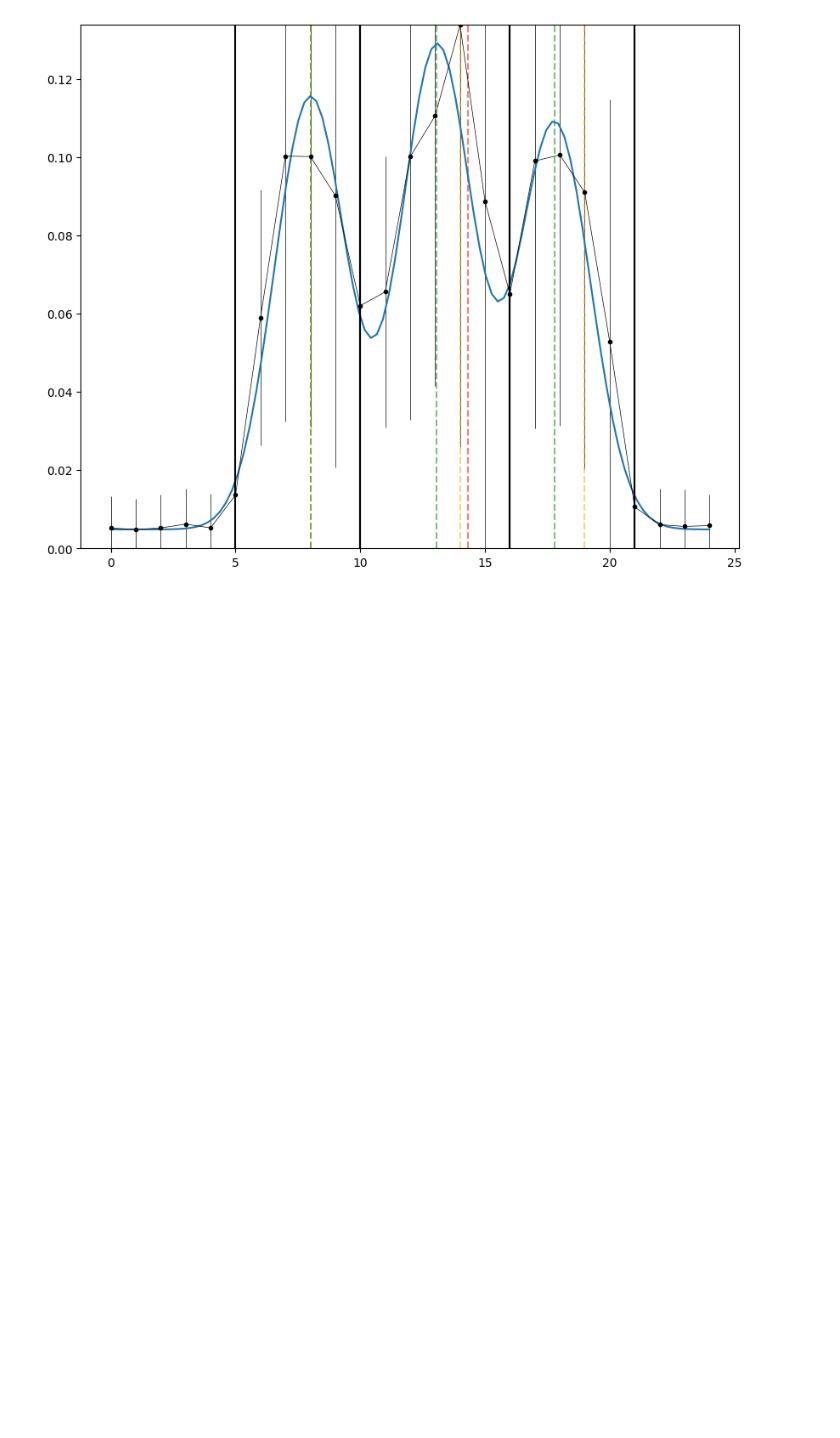
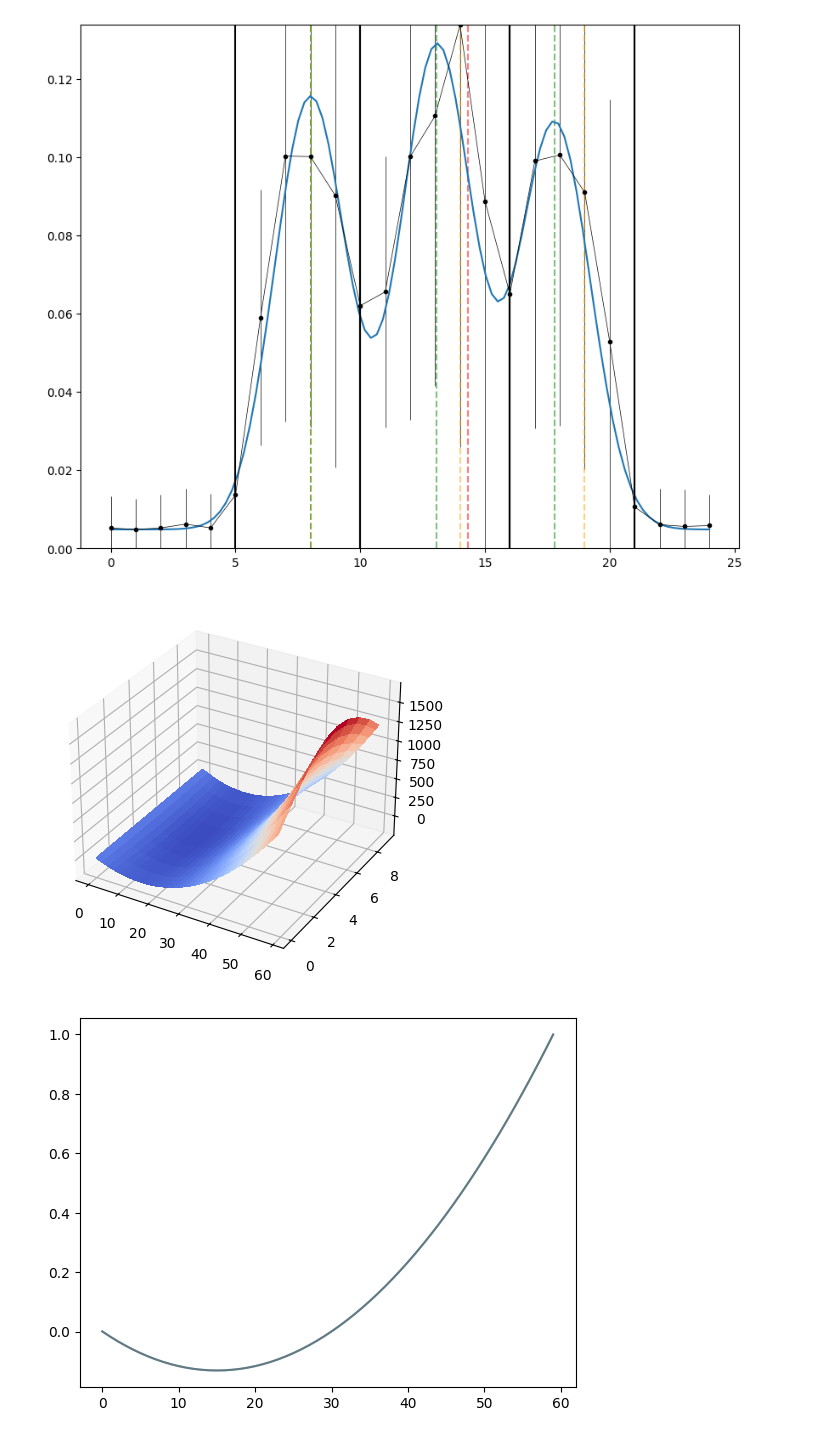
Before and after one commit to TimEpsilon/BetterNIRSpecBackground, a Jupyter notebook: JWST/TestStage2/FindBestModel.ipynb, the cells around one changed output. Drawn from its saved outputs; the diff is of its cells as text; code cells hidden in the pictures; blank space fills up the shorter version.

Commit message:
Created new Branch. Added betterPolynomial fitting

```diff
--- a/JWST/TestStage2/FindBestModel.ipynb
+++ b/JWST/TestStage2/FindBestModel.ipynb
@@ -209,3 +210,46 @@ plt.show()
  [10 16]
  [16 21]]
 [figure]
+# %%
+coeffs = np.array([1,-30,1])
+
+y,x = np.indices((10,60))
+
+# gaussian
+img = 1 * np.exp(-(5-y)**2/(2*5**2))
+
+# repeat m times the X 2D array along 1st axis
+m = len(coeffs)
+x = x[np.newaxis, :, :]
+x = np.repeat(x, m, axis=0)
+
+# Make power series to the right shape
+power = np.arange(m)
+power = power[:, np.newaxis, np.newaxis]
+
+# Take the power along the 1st axis, multiply by coeffs along the same axis, sum along the axis
+polyn = np.power(x,power)
+polyn = polyn * coeffs[:, None, None]
+polyn = polyn.sum(axis=0)
+
+img = img * polyn
+
+fig, ax = plt.subplots(subplot_kw={"projection": "3d"})
+
+# Plot the surface.
+surf = ax.plot_surface(x[0,:,:], y, img, linewidth=0, antialiased=False, cmap=cm.coolwarm)
+plt.show()
+
+plt.figure()
+plt.plot(img.mean(axis=0)/img.mean(axis=0).max())
+x = np.arange(60,dtype=float)
+y = 1 -30*x + 1 *x**2
+plt.plot(y/y.max(),alpha=0.3)
+plt.show()
+plt.figure()
+plt.plot(img.mean(axis=1)/img.mean(axis=1).max())
+plt.plot(1 * np.exp(-(5-np.arange(10))**2/(2*5**2)) / np.max(1 * np.exp(-(5-np.arange(10))**2/(2*5**2))),alpha=0.3)
+plt.show()
+# %% [output]
+[figure, added]
+[figure, added]
```
Also changed, not shown: parts of 4 cells of this notebook, 1 other file.
